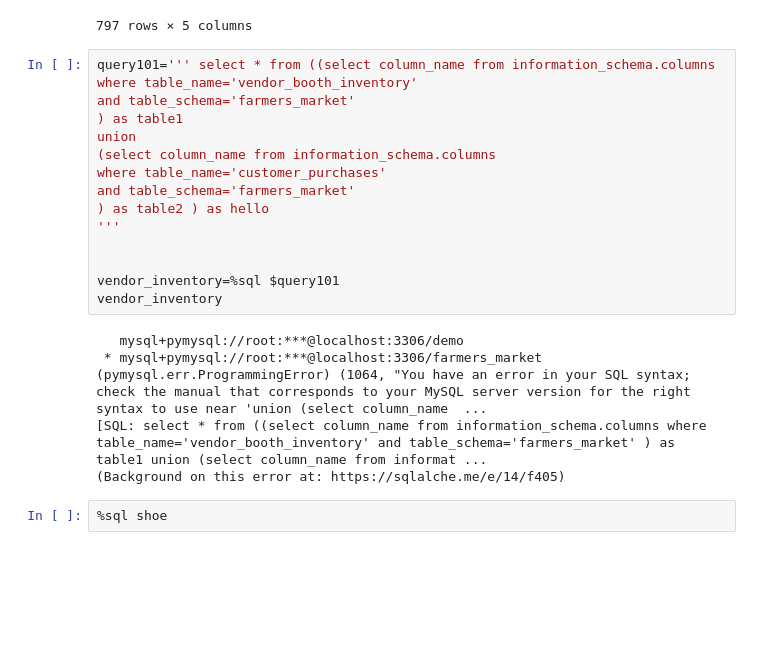
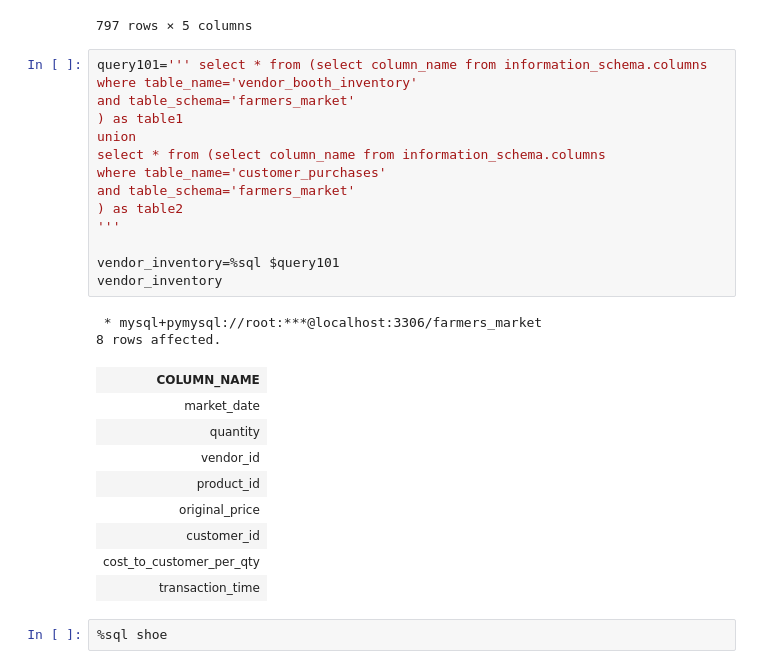
Before and after one commit to KunalNeon/SQL-For-Data-Scientist, a Jupyter notebook: sql.ipynb, the cells around one changed output. Drawn from its saved outputs; the diff is of its cells as text; blank space fills up the shorter version.

```diff
--- a/sql.ipynb
+++ b/sql.ipynb
@@ -2055,26 +2055,31 @@ The sql extension is already loaded. To reload it, use:
 | 796 | 2020-09-30 | 140.00 | 4 | 16 | 0.50 |
 797 rows × 5 columns
 # %%
-query101=''' select * from ((select column_name from information_schema.columns
+query101=''' select * from (select column_name from information_schema.columns
 where table_name='vendor_booth_inventory'
 and table_schema='farmers_market'
 ) as table1
 union
-(select column_name from information_schema.columns
+select * from (select column_name from information_schema.columns
 where table_name='customer_purchases'
 and table_schema='farmers_market'
-) as table2 ) as hello
+) as table2
 '''
-
 
 vendor_inventory=%sql $query101
 vendor_inventory
 # %% [output]
-   mysql+pymysql://root:***@localhost:3306/demo
  * mysql+pymysql://root:***@localhost:3306/farmers_market
-(pymysql.err.ProgrammingError) (1064, "You have an error in your SQL syntax; check the manual that corresponds to your MySQL server version for the right syntax to use near 'union (select column_name  ...
-[SQL: select * from ((select column_name from information_schema.columns where table_name='vendor_booth_inventory' and table_schema='farmers_market' ) as table1 union (select column_name from informat ...
-(Background on this error at: https://sqlalche.me/e/14/f405)
+8 rows affected.
+| COLUMN_NAME |
+| market_date |
+| quantity |
+| vendor_id |
+| product_id |
+| original_price |
+| customer_id |
+| cost_to_customer_per_qty |
+| transaction_time |
 # %%
 %sql shoe
 # %% [output]
```
Also changed, not shown: parts of 30 cells of this notebook.
